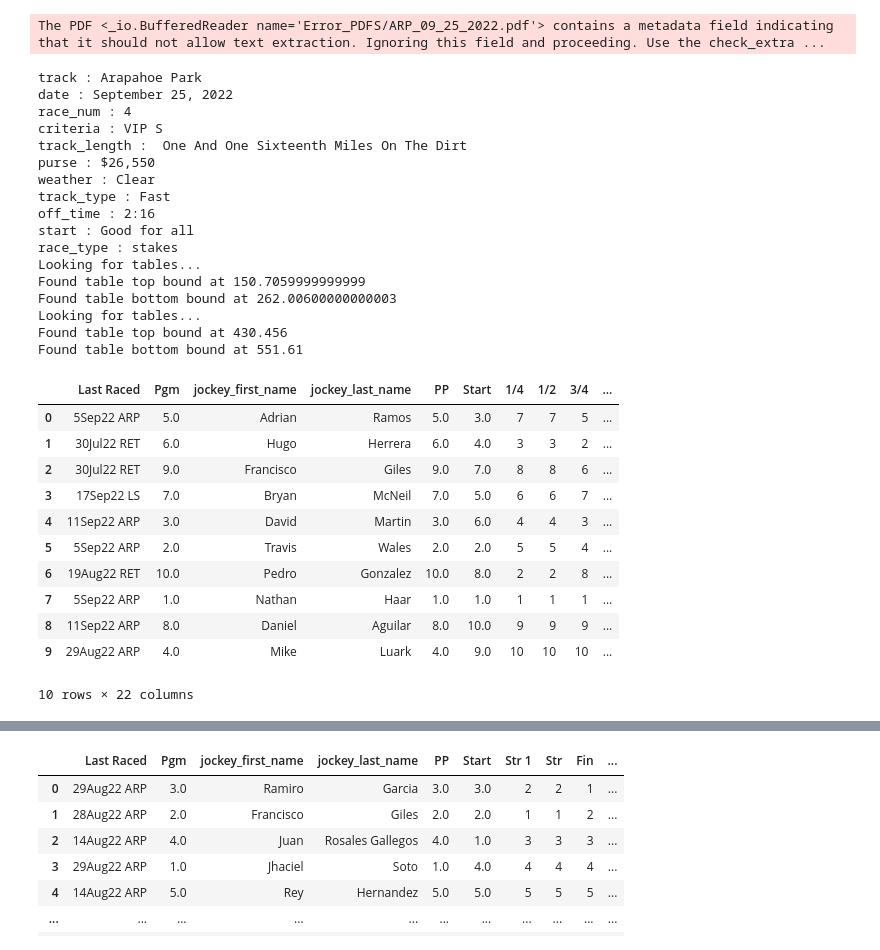
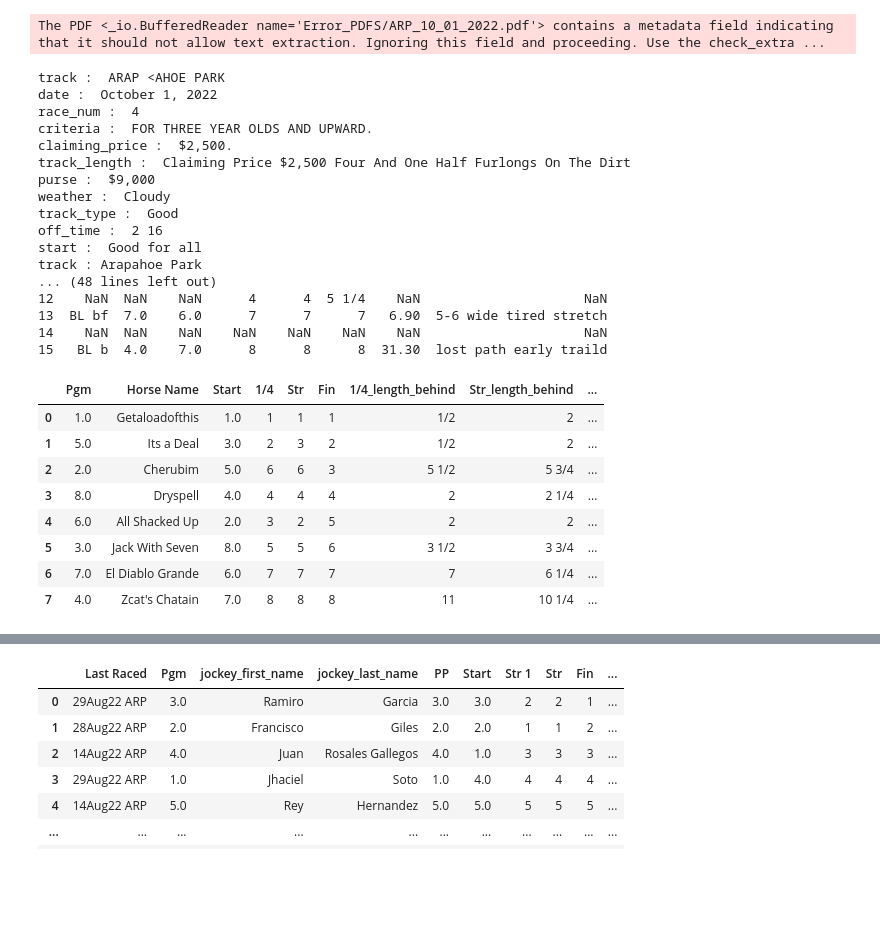
Before and after one commit to Jonhops1595/horse_racing_study, a Jupyter notebook: PDFScanner/scan_test.ipynb, the cells around one changed output, grey strips where cells are left out. Saved outputs shown, nothing was run; the diff lists cells and outputs as text; code cells hidden in the pictures; blank space fills up the shorter version.

```diff
--- a/PDFScanner/scan_test.ipynb
+++ b/PDFScanner/scan_test.ipynb
@@ -8,7 +8,7 @@ import os
 import header_scanner as hs
 
 
-pdf = "Error_PDFS/ARP_09_25_2022.pdf"
+pdf = "Error_PDFS/ARP_10_01_2022.pdf"
 #pdf = "Example_PDFS/equibaseFile.pdf"
 # %%
 #Testing for page
@@ -32,39 +32,36 @@ for field,value in header.items():
     print(field ,':', value)
 result_tables = race_results_scanner.scan_page(pdf,page['page_num'], page['horse_count']) #Table scan
 # %% [output]
-The PDF <_io.BufferedReader name='Error_PDFS/ARP_09_25_2022.pdf'> contains a metadata field indicating that it should not allow text extraction. Ignoring this field and proceeding. Use the check_extra ...
+The PDF <_io.BufferedReader name='Error_PDFS/ARP_10_01_2022.pdf'> contains a metadata field indicating that it should not allow text extraction. Ignoring this field and proceeding. Use the check_extra ...
+track :  ARAP <AHOE PARK
+date :  October 1, 2022
+race_num :  4
+criteria :  FOR THREE YEAR OLDS AND UPWARD.
+claiming_price :  $2,500.
+track_length :  Claiming Price $2,500 Four And One Half Furlongs On The Dirt
+purse :  $9,000
+weather :  Cloudy
+track_type :  Good
+off_time :  2 16
+start :  Good for all
 track : Arapahoe Park
-date : September 25, 2022
-race_num : 4
-criteria : VIP S
-track_length :  One And One Sixteenth Miles On The Dirt
-purse : $26,550
-weather : Clear
-track_type : Fast
-off_time : 2:16
-start : Good for all
-race_type : stakes
-Looking for tables...
-Found table top bound at 150.7059999999999
-Found table bottom bound at 262.00600000000003
-Looking for tables...
-Found table top bound at 430.456
-Found table bottom bound at 551.61
+... (48 lines left out)
+12    NaN  NaN    NaN      4      4  5 1/4    NaN                     NaN
+13  BL bf  7.0    6.0      7      7      7   6.90  5-6 wide tired stretch
+14    NaN  NaN    NaN    NaN    NaN    NaN    NaN                     NaN
+15   BL b  4.0    7.0      8      8      8  31.30  lost path early traild
 # %%
-result_tables[0]
+result_tables[1]
 # %% [output]
-|  | Last Raced | Pgm | jockey_first_name | jockey_last_name | PP | Start | 1/4 | 1/2 | 3/4 | ... |
-| 0 | 5Sep22 ARP | 5.0 | Adrian | Ramos | 5.0 | 3.0 | 7 | 7 | 5 | ... |
-| 1 | 30Jul22 RET | 6.0 | Hugo | Herrera | 6.0 | 4.0 | 3 | 3 | 2 | ... |
-| 2 | 30Jul22 RET | 9.0 | Francisco | Giles | 9.0 | 7.0 | 8 | 8 | 6 | ... |
-| 3 | 17Sep22 LS | 7.0 | Bryan | McNeil | 7.0 | 5.0 | 6 | 6 | 7 | ... |
-| 4 | 11Sep22 ARP | 3.0 | David | Martin | 3.0 | 6.0 | 4 | 4 | 3 | ... |
-| 5 | 5Sep22 ARP | 2.0 | Travis | Wales | 2.0 | 2.0 | 5 | 5 | 4 | ... |
-| 6 | 19Aug22 RET | 10.0 | Pedro | Gonzalez | 10.0 | 8.0 | 2 | 2 | 8 | ... |
-| 7 | 5Sep22 ARP | 1.0 | Nathan | Haar | 1.0 | 1.0 | 1 | 1 | 1 | ... |
-| 8 | 11Sep22 ARP | 8.0 | Daniel | Aguilar | 8.0 | 10.0 | 9 | 9 | 9 | ... |
-| 9 | 29Aug22 ARP | 4.0 | Mike | Luark | 4.0 | 9.0 | 10 | 10 | 10 | ... |
+|  | Pgm | Horse Name | Start | 1/4 | Str | Fin | 1/4_length_behind | Str_length_behind | ... |
+| 0 | 1.0 | Getaloadofthis | 1.0 | 1 | 1 | 1 | 1/2 | 2 | ... |
+| 1 | 5.0 | Its a Deal | 3.0 | 2 | 3 | 2 | 1/2 | 2 | ... |
+| 2 | 2.0 | Cherubim | 5.0 | 6 | 6 | 3 | 5 1/2 | 5 3/4 | ... |
+| 3 | 8.0 | Dryspell | 4.0 | 4 | 4 | 4 | 2 | 2 1/4 | ... |
+| 4 | 6.0 | All Shacked Up | 2.0 | 3 | 2 | 5 | 2 | 2 | ... |
+| 5 | 3.0 | Jack With Seven | 8.0 | 5 | 5 | 6 | 3 1/2 | 3 3/4 | ... |
+| 6 | 7.0 | El Diablo Grande | 6.0 | 7 | 7 | 7 | 7 | 6 1/4 | ... |
+| 7 | 4.0 | Zcat's Chatain | 7.0 | 8 | 8 | 8 | 11 | 10 1/4 | ... |
-10 rows × 22 columns
 # %%
 #Testing for whole pdf
 master_df = pd.DataFrame()
```
Also changed, not shown: parts of 1 cell of this notebook, 3 other files.
